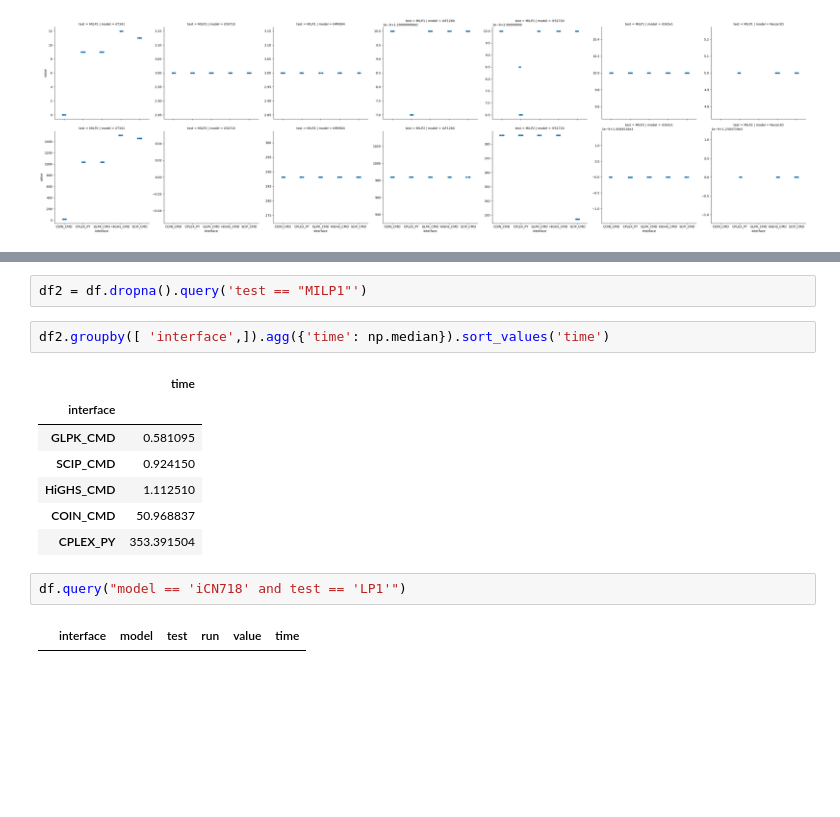
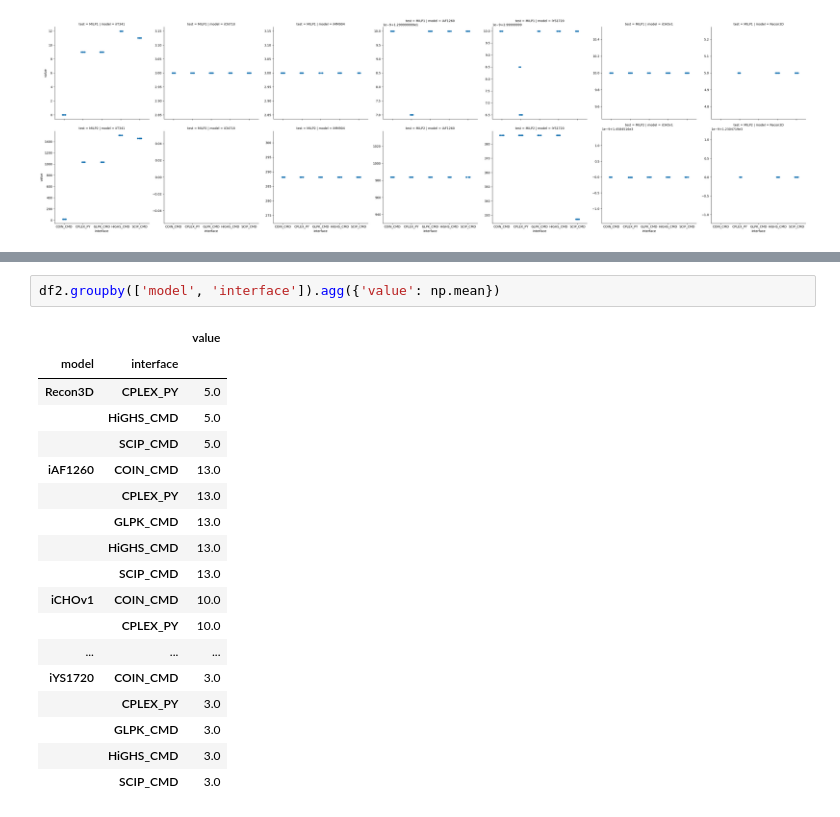
Before and after one commit to cdanielmachado/solver_benchmark, a Jupyter notebook: notebooks/analyse.ipynb, the cells around one changed output, grey strips where cells are left out. Saved outputs shown, nothing was run; the diff lists cells and outputs as text; blank space fills up the shorter version.

```diff
--- a/notebooks/analyse.ipynb
+++ b/notebooks/analyse.ipynb
@@ -80,16 +63,21 @@ df.dropna().groupby(['interface', 'model', 'test']).agg({'run':len}).sort_values
-# %%
-df2 = df.dropna().query('test == "MILP1"')
-# %%
-df2.groupby([ 'interface',]).agg({'time': np.median}).sort_values('time')
-# %% [output]
-|  | time |
-| interface |  |
-| GLPK_CMD | 0.581095 |
-| SCIP_CMD | 0.924150 |
-| HiGHS_CMD | 1.112510 |
-| COIN_CMD | 50.968837 |
-| CPLEX_PY | 353.391504 |
-# %%
-df.query("model == 'iCN718' and test == 'LP1'")
-# %% [output]
-|  | interface | model | test | run | value | time |
+# %%
+df2.groupby(['model', 'interface']).agg({'value': np.mean})
+# %% [output]
+|  |  | value |
+| model | interface |  |
+| Recon3D | CPLEX_PY | 5.0 |
+|  | HiGHS_CMD | 5.0 |
+|  | SCIP_CMD | 5.0 |
+| iAF1260 | COIN_CMD | 13.0 |
+|  | CPLEX_PY | 13.0 |
+|  | GLPK_CMD | 13.0 |
+|  | HiGHS_CMD | 13.0 |
+|  | SCIP_CMD | 13.0 |
+| iCHOv1 | COIN_CMD | 10.0 |
+|  | CPLEX_PY | 10.0 |
+| ... | ... | ... |
+| iYS1720 | COIN_CMD | 3.0 |
+|  | CPLEX_PY | 3.0 |
+|  | GLPK_CMD | 3.0 |
+|  | HiGHS_CMD | 3.0 |
+|  | SCIP_CMD | 3.0 |
```
Also changed, not shown: parts of 1 cell of this notebook.
